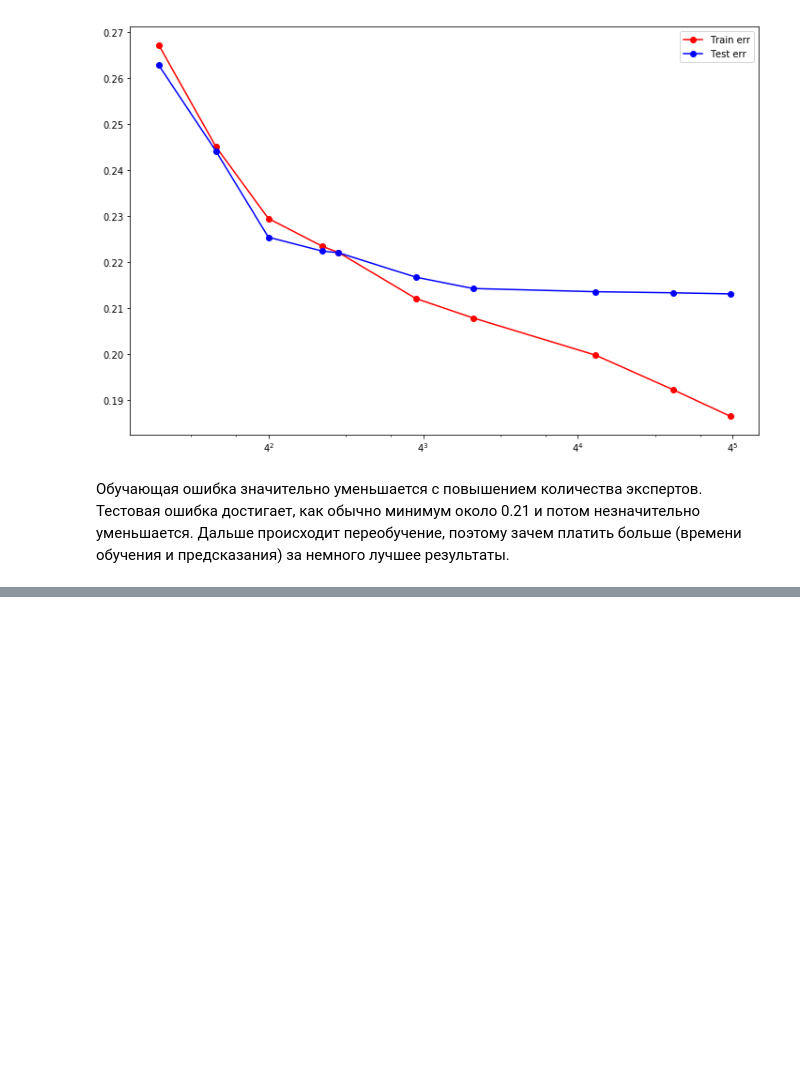
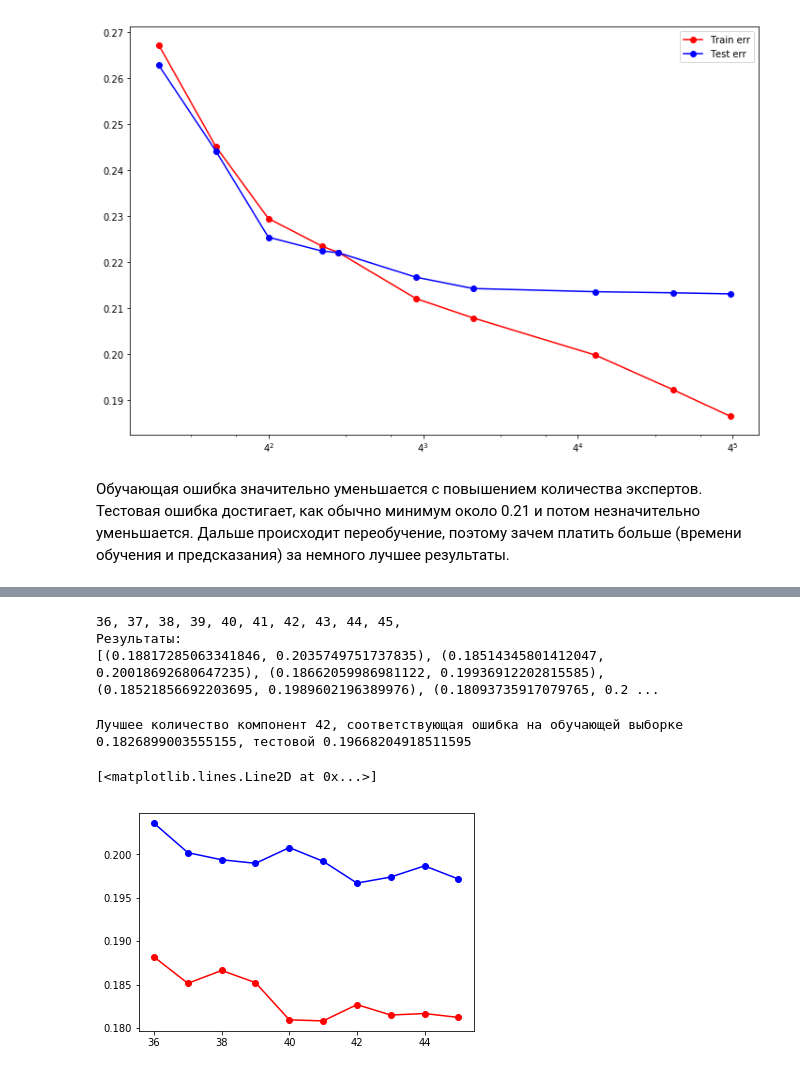
Before and after one commit to kormang/MachineLearningCourseProject, a Jupyter notebook: gss.ipynb, the cells around one changed output, grey strips where cells are left out. Cells and saved outputs as stored; diff of their text form; code cells hidden in the pictures; blank space fills up the shorter version.

```diff
--- a/gss.ipynb
+++ b/gss.ipynb
@@ -1126,0 +1336,22 @@ plot_forest_results(results_for_gbt, n_estimators)
+# %%
+nc_array = [36, 37, 38, 39, 40, 41, 42, 43, 44, 45]
+pipe_results = [try_n_components(nc, pipe) for nc in nc_array]
+print()
+print('Результаты: ')
+print(pipe_results)
+# %% [output]
+36, 37, 38, 39, 40, 41, 42, 43, 44, 45,
+Результаты:
+[(0.18817285063341846, 0.2035749751737835), (0.18514345801412047, 0.20018692680647235), (0.18662059986981122, 0.19936912202815585), (0.18521856692203695, 0.1989602196389976), (0.18093735917079765, 0.2 ...
+# %%
+mi, _ = min(enumerate([err[1] for err in pipe_results]), key=operator.itemgetter(1))
+print(f'Лучшее количество компонент {nc_array[mi]}, соответствующая ошибка на обучающей выборке {pipe_results[mi][0]}, тестовой {pipe_results[mi][1]}')
+plt.rcParams["figure.figsize"] = [6, 4]
+plt.plot(nc_array, [err[0] for err in pipe_results],
+             color='red', linestyle='solid', marker='o', label='Train err')
+plt.plot(nc_array, [err[1] for err in pipe_results],
+             color='blue', linestyle='solid', marker='o', label='Test err')
+# %% [output]
+Лучшее количество компонент 42, соответствующая ошибка на обучающей выборке 0.1826899003555155, тестовой 0.19668204918511595
+[<matplotlib.lines.Line2D at 0x...>]
+[figure, added]
```
Also changed, not shown: parts of 57 cells of this notebook.
